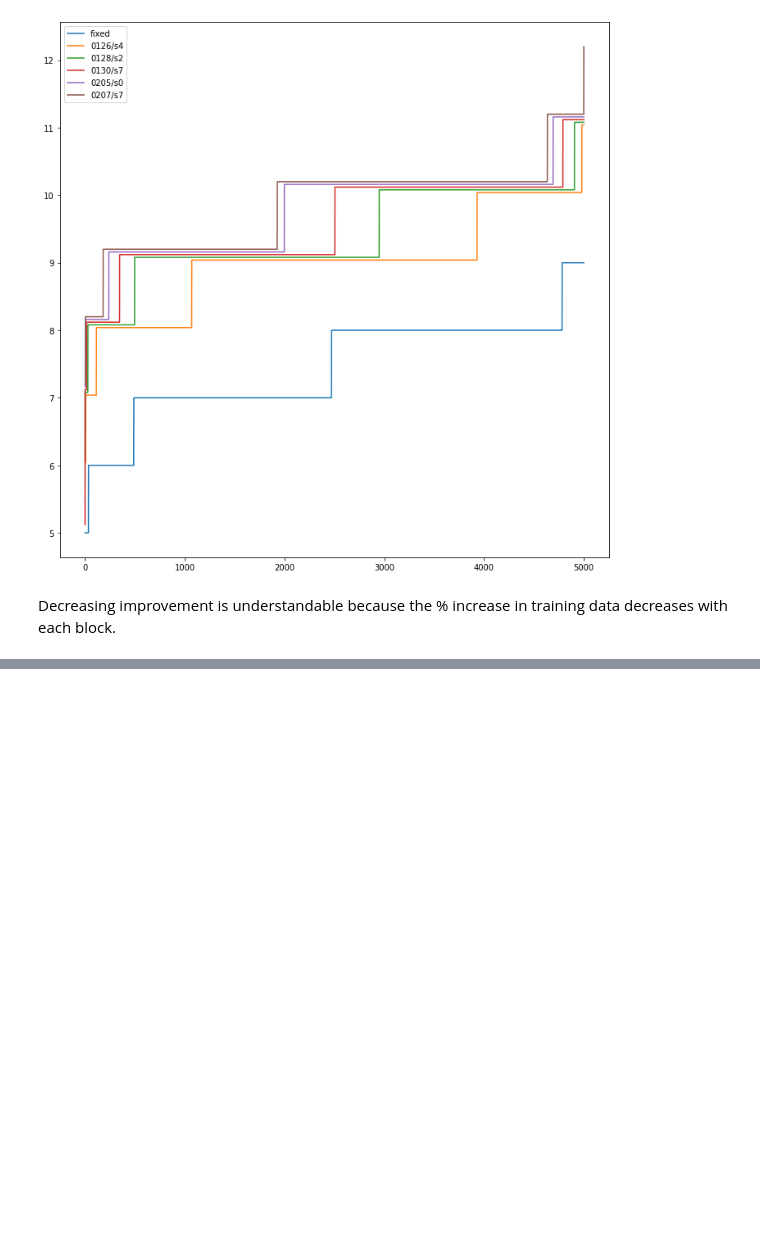
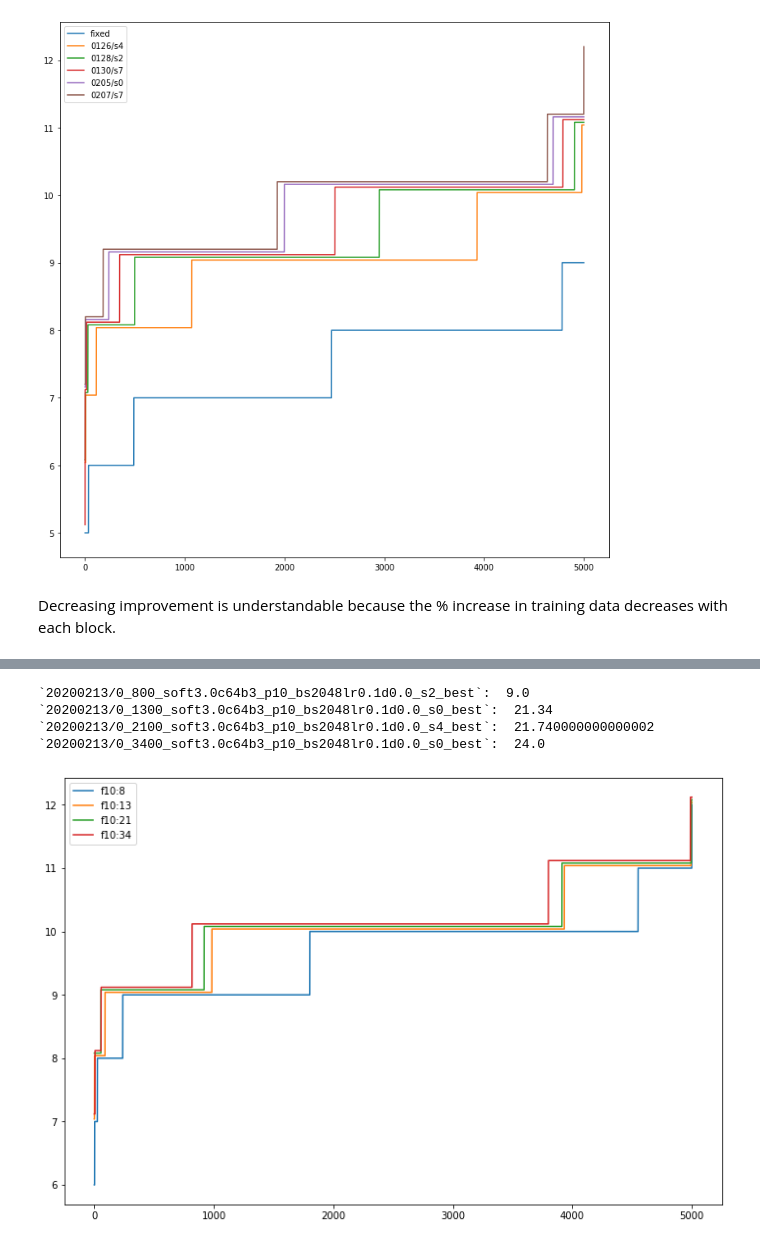
Before and after one commit to fqjin/2048NN, a Jupyter notebook: notebooks/compare_models.ipynb, the cells around one changed output, grey strips where cells are left out. Drawn from its saved outputs; the diff is of its cells as text; code cells hidden in the pictures; blank space fills up the shorter version.

```diff
--- a/notebooks/compare_models.ipynb
+++ b/notebooks/compare_models.ipynb
@@ -546,0 +582,15 @@ Decreasing improvement is understandable because the % increase in training data
+# %%
+mxt_list = get_max_tiles(names)
+
+plt.figure(figsize=(12,8))
+for i, (name, mxt) in enumerate(zip(names, mxt_list)):
+    print(f'`{name}`: ', 100*np.mean(mxt >= 11))
+    plt.plot(mxt+i/25)
+plt.legend(names1)
+plt.show()
+# %% [output]
+`20200213/0_800_soft3.0c64b3_p10_bs2048lr0.1d0.0_s2_best`:  9.0
+`20200213/0_1300_soft3.0c64b3_p10_bs2048lr0.1d0.0_s0_best`:  21.34
+`20200213/0_2100_soft3.0c64b3_p10_bs2048lr0.1d0.0_s4_best`:  21.740000000000002
+`20200213/0_3400_soft3.0c64b3_p10_bs2048lr0.1d0.0_s0_best`:  24.0
+[figure, added]
```
Also changed, not shown: parts of 9 cells of this notebook, 6 other files.
